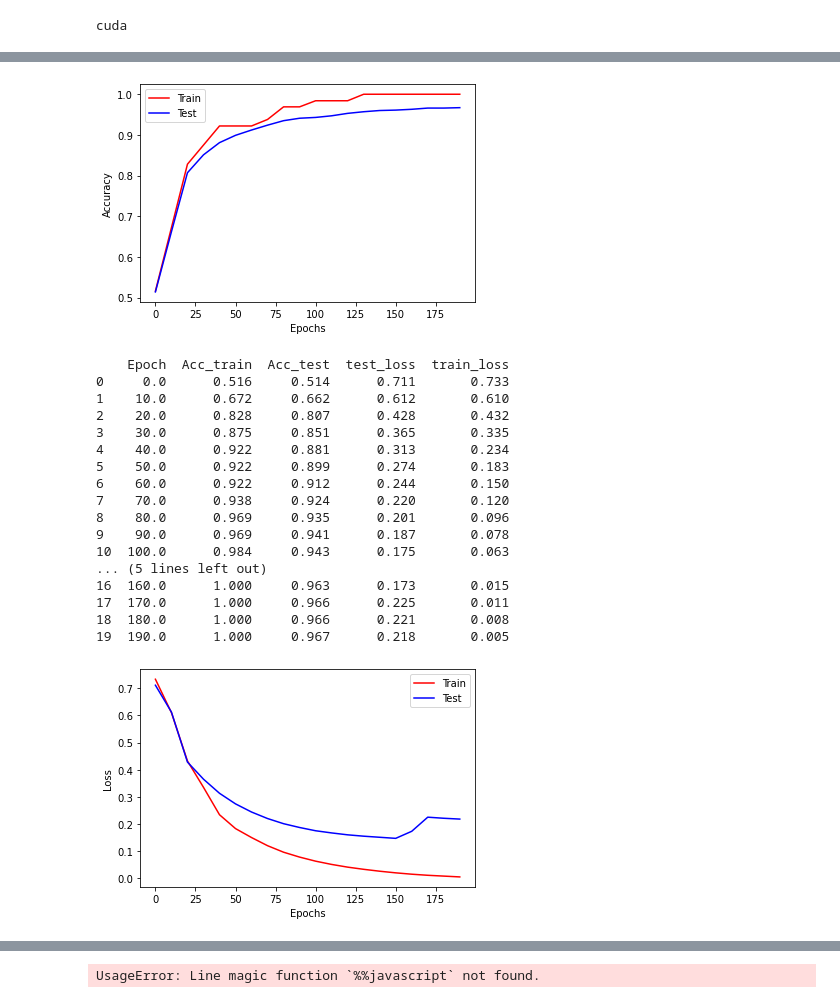
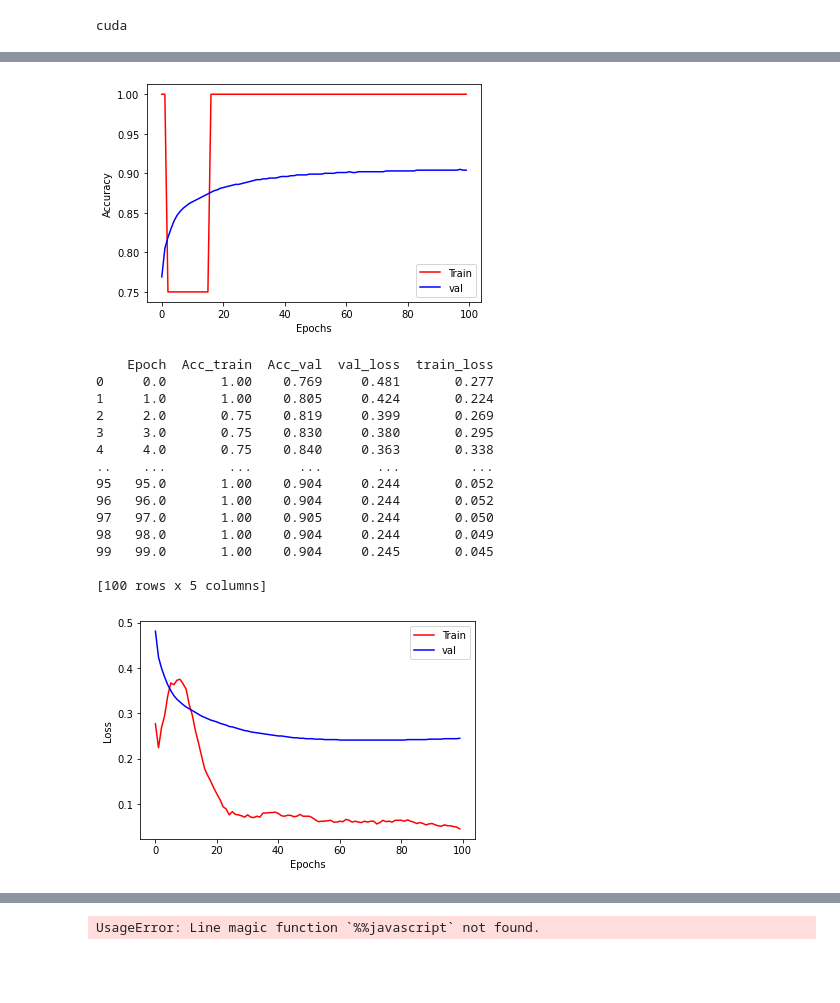
Before and after one commit to ambervb/dialogue-proj, a Jupyter notebook: CNN/CNN_Voice_comparison.ipynb, the cells around one changed output, grey strips where cells are left out. Saved outputs shown, nothing was run; the diff lists cells and outputs as text; code cells hidden in the pictures; blank space fills up the shorter version.

```diff
--- a/CNN/CNN_Voice_comparison.ipynb
+++ b/CNN/CNN_Voice_comparison.ipynb
@@ -78,10 +70,10 @@ print(labels)
 # %%
 #df_data.drop(['isSpeaking'],axis = 1)
-X1_train, X1_test, y_train, y_test = train_test_split(data_speaker1, labels, test_size = 0.2, random_state = 23)
-X1_train, X1_val, y_train, y_val = train_test_split(X1_train, y_train, test_size = 0.2, random_state = 23)
+X1_train, X1_val, y_train, y_val = train_test_split(data_speaker1, labels, test_size = 0.2, random_state = 23)
+X1_train, X1_test, y_train, y_test = train_test_split(X1_train, y_train, test_size = 0.2, random_state = 23)
 
-X2_train, X2_test, y_train, y_test = train_test_split(data_speaker2, labels, test_size = 0.2, random_state = 23)
-X2_train, X2_val, y_train, y_val = train_test_split(X2_train, y_train, test_size = 0.2, random_state = 23)
+X2_train, X2_val, y_train, y_val = train_test_split(data_speaker2, labels, test_size = 0.2, random_state = 23)
+X2_train, X2_test, y_train, y_test = train_test_split(X2_train, y_train, test_size = 0.2, random_state = 23)
 
 print(type(X1_train))
 #print(X_train)
@@ -240,43 +187,35 @@ def calculate_accuracy(y_true, y_pred):
 def round_tensor(t, decimal_places=3):
     return round(t.item(), decimal_places)
 
-Results = pd.DataFrame(columns = ['Epoch', 'Acc_train', 'Acc_test', 'test_loss', 'train_loss'])
+Results = pd.DataFrame(columns = ['Epoch', 'Acc_train', 'Acc_val', 'val_loss', 'train_loss'])
 
-for epoch in range(200):
+for epoch in range(100):
         for x1, x2, y in train_dl:
             x1, x2, y = x1.to(device), x2.to(device), y.to(device)
             optimizer.zero_grad()
             y_pred = CNN(x1, x2)
-            #print(y_pred.shape)
-            #y_pred = torch.squeeze(y_pred)
-            #y_pred = y_pred.unsqueeze_(-1)
-            #print(y_pred.shape, y_train.shape)
-            #print(y_pred.shape)
+            y_pred = y_pred.squeeze()
             train_loss = criterion(y_pred, y)
             train_loss.backward()
             optimizer.step()
-        if epoch % 10 == 0:
+        if epoch % 1 == 0:
 
             train_acc = calculate_accuracy(y, CNN.post_forward(y_pred))
 
-            y_test_pred = CNN(X1_test, X2_test)
+            y_val_pred = CNN(X1_val, X2_val)
+            y_val_pred = y_val_pred.squeeze()
+            val_loss = criterion(y_val_pred, y_val)
 
-            #y_test_pred = torch.squeeze(y_test_pred)
+            val_acc = calculate_accuracy(y_val, CNN.post_forward(y_val_pred))
 
-            #y_test_pred = y_test_pred.unsqueeze_(-1)
-
-            test_loss = criterion(y_test_pred, y_test)
-
-            test_acc = calculate_accuracy(y_test, CNN.post_forward(y_test_pred))
-
-            result = {'Epoch': epoch, 'Acc_train': round_tensor(train_acc), 'Acc_test': round_tensor(test_acc), 'test_loss': round_tensor(test_loss), 'train_loss': round_tensor(train_loss)}
+            result = {'Epoch': epoch, 'Acc_train': round_tensor(train_acc), 'Acc_val': round_tensor(val_acc), 'val_loss': round_tensor(val_loss), 'train_loss': round_tensor(train_loss)}
 
             Results = Results.append(result, ignore_index=True)
 
             print(
 f'''epoch {epoch}
 Train set - loss: {round_tensor(train_loss)}, accuracy: {round_tensor(train_acc)}
-Test  set - loss: {round_tensor(test_loss)}, accuracy: {round_tensor(test_acc)}
+val  set - loss: {round_tensor(val_loss)}, accuracy: {round_tensor(val_acc)}
 ''')
 # %% [output]
 epoch 0
@@ -299,36 +238,33 @@ Test  set - loss: 0.218, accuracy: 0.967
 # %%
-plt.plot(Results.Epoch,Results.Acc_train,'r',Results.Epoch,Results.Acc_test,'b')
-plt.legend(['Train','Test'])
+plt.plot(Results.Epoch,Results.Acc_train,'r',Results.Epoch,Results.Acc_val,'b')
+plt.legend(['Train','val'])
 plt.xlabel('Epochs')
 plt.ylabel('Accuracy')
 plt.show()
 print(Results)
 # %% [output]
-[figure, old version]
+[figure, new version]
-    Epoch  Acc_train  Acc_test  test_loss  train_loss
-0     0.0      0.516     0.514      0.711       0.733
-1    10.0      0.672     0.662      0.612       0.610
-2    20.0      0.828     0.807      0.428       0.432
-3    30.0      0.875     0.851      0.365       0.335
-4    40.0      0.922     0.881      0.313       0.234
-5    50.0      0.922     0.899      0.274       0.183
-6    60.0      0.922     0.912      0.244       0.150
-7    70.0      0.938     0.924      0.220       0.120
-8    80.0      0.969     0.935      0.201       0.096
-9    90.0      0.969     0.941      0.187       0.078
-10  100.0      0.984     0.943      0.175       0.063
-... (5 lines left out)
-16  160.0      1.000     0.963      0.173       0.015
-17  170.0      1.000     0.966      0.225       0.011
-18  180.0      1.000     0.966      0.221       0.008
-19  190.0      1.000     0.967      0.218       0.005
+    Epoch  Acc_train  Acc_val  val_loss  train_loss
+0     0.0       1.00    0.769     0.481       0.277
+1     1.0       1.00    0.805     0.424       0.224
+2     2.0       0.75    0.819     0.399       0.269
+3     3.0       0.75    0.830     0.380       0.295
+4     4.0       0.75    0.840     0.363       0.338
+..    ...        ...      ...       ...         ...
+95   95.0       1.00    0.904     0.244       0.052
+96   96.0       1.00    0.904     0.244       0.052
+97   97.0       1.00    0.905     0.244       0.050
+98   98.0       1.00    0.904     0.244       0.049
+99   99.0       1.00    0.904     0.245       0.045
+
+[100 rows x 5 columns]
 # %%
-plt.plot(Results.Epoch,Results.train_loss,'r',Results.Epoch,Results.test_loss,'b')
-plt.legend(['Train','Test'])
+plt.plot(Results.Epoch,Results.train_loss,'r',Results.Epoch,Results.val_loss,'b')
+plt.legend(['Train','val'])
 plt.xlabel('Epochs')
 plt.ylabel('Loss')
 plt.show()
 # %% [output]
-[figure, old version]
+[figure, new version]
 # %%
 classes = ['Different Voice', 'Same Voice']
```
Also changed, not shown: parts of 16 cells of this notebook.
